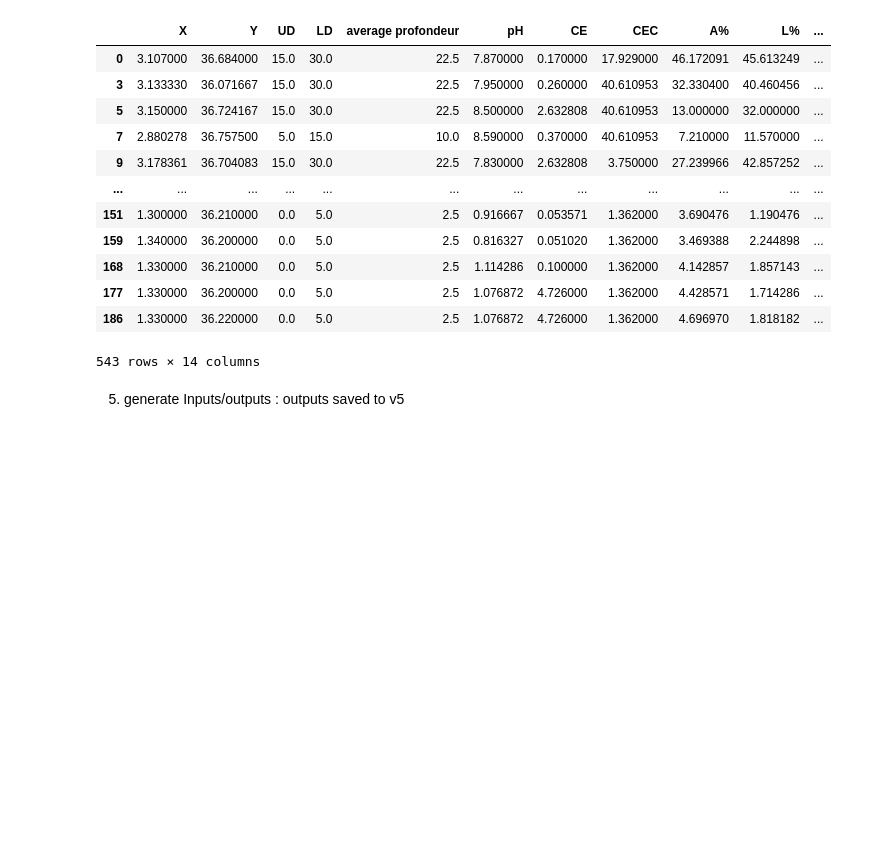
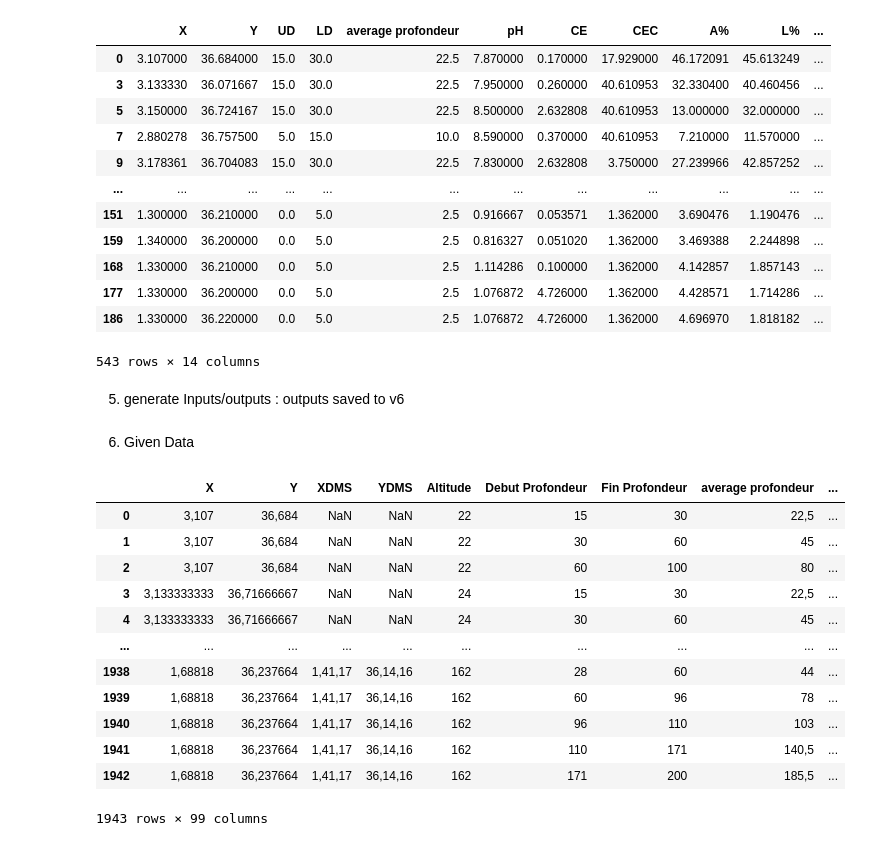
Before and after one commit to adiloucode/Quantum_Multitask_CNN_for_Digital_Soil_Mapping, a Jupyter notebook: Processing/Final/GlobaleIpynb.ipynb, the cells around one changed output. Cells and saved outputs as stored; diff of their text form; code cells hidden in the pictures; blank space fills up the shorter version.

Commit message:
data splined

```diff
--- a/Processing/Final/GlobaleIpynb.ipynb
+++ b/Processing/Final/GlobaleIpynb.ipynb
@@ -122,4 +122,24 @@ df.drop_duplicates(subset=["X","Y"])
 | 186 | 1.330000 | 36.220000 | 0.0 | 5.0 | 2.5 | 1.076872 | 4.726000 | 1.362000 | 4.696970 | 1.818182 | ... |
 543 rows × 14 columns
 # %% [markdown]
-5. generate Inputs/outputs : outputs saved to v5
+5. generate Inputs/outputs : outputs saved to v6
+# %% [markdown]
+6. Given Data
+# %%
+df_given = pd.read_csv("../../results/Soil/full_reviewed.csv")
+df_given = df_given.drop(columns=["id" ,"id_source","id_ech","Region","Wilaya","District","Longitude","Latitude"])
+df_given
+# %% [output]
+|  | X | Y | XDMS | YDMS | Altitude | Debut Profondeur | Fin Profondeur | average profondeur | ... |
+| 0 | 3,107 | 36,684 | NaN | NaN | 22 | 15 | 30 | 22,5 | ... |
+| 1 | 3,107 | 36,684 | NaN | NaN | 22 | 30 | 60 | 45 | ... |
+| 2 | 3,107 | 36,684 | NaN | NaN | 22 | 60 | 100 | 80 | ... |
+| 3 | 3,133333333 | 36,71666667 | NaN | NaN | 24 | 15 | 30 | 22,5 | ... |
+| 4 | 3,133333333 | 36,71666667 | NaN | NaN | 24 | 30 | 60 | 45 | ... |
+| ... | ... | ... | ... | ... | ... | ... | ... | ... | ... |
+| 1938 | 1,68818 | 36,237664 | 1,41,17 | 36,14,16 | 162 | 28 | 60 | 44 | ... |
+| 1939 | 1,68818 | 36,237664 | 1,41,17 | 36,14,16 | 162 | 60 | 96 | 78 | ... |
+| 1940 | 1,68818 | 36,237664 | 1,41,17 | 36,14,16 | 162 | 96 | 110 | 103 | ... |
+| 1941 | 1,68818 | 36,237664 | 1,41,17 | 36,14,16 | 162 | 110 | 171 | 140,5 | ... |
+| 1942 | 1,68818 | 36,237664 | 1,41,17 | 36,14,16 | 162 | 171 | 200 | 185,5 | ... |
+1943 rows × 99 columns
```
Also changed, not shown: parts of 4 cells of this notebook, 19 other files.
